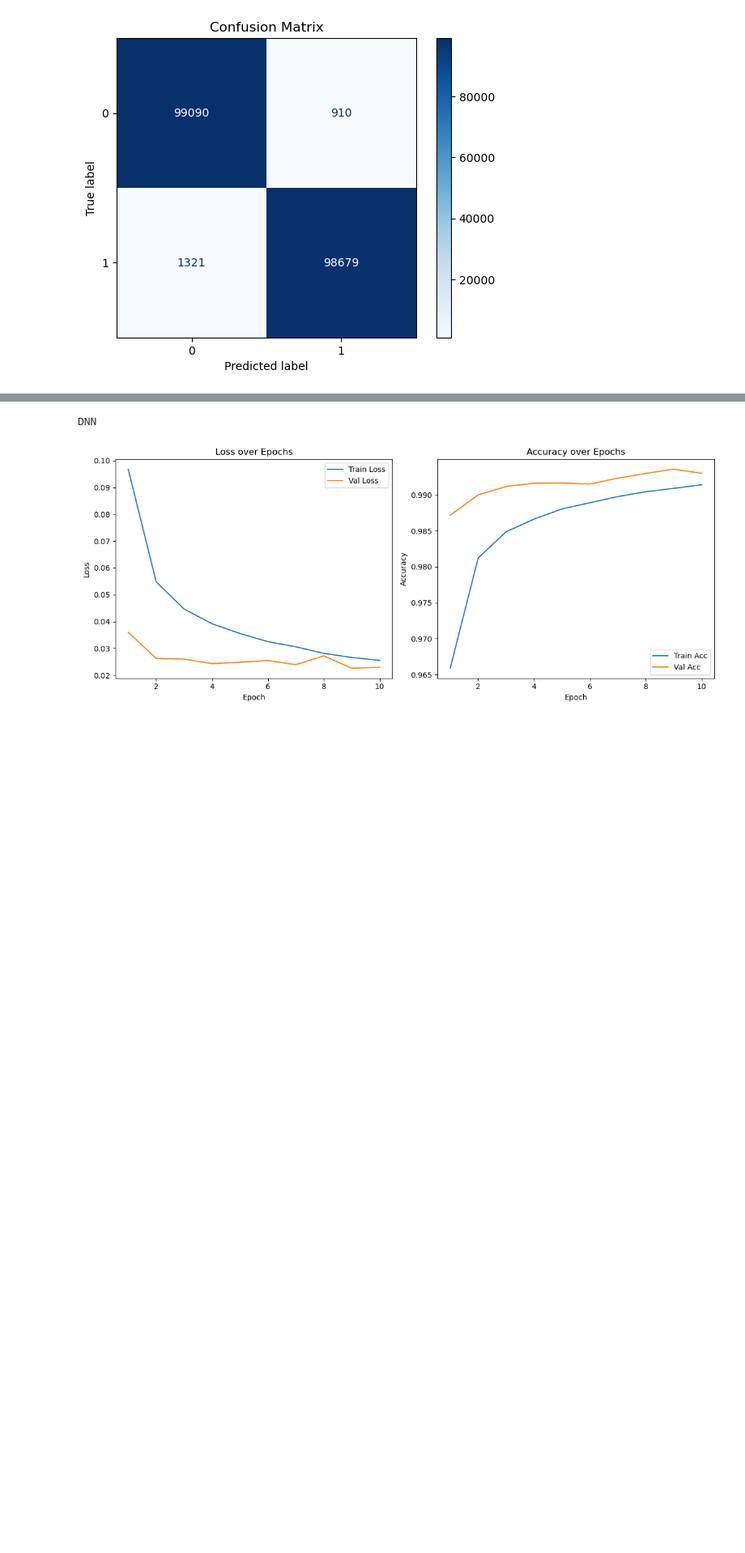
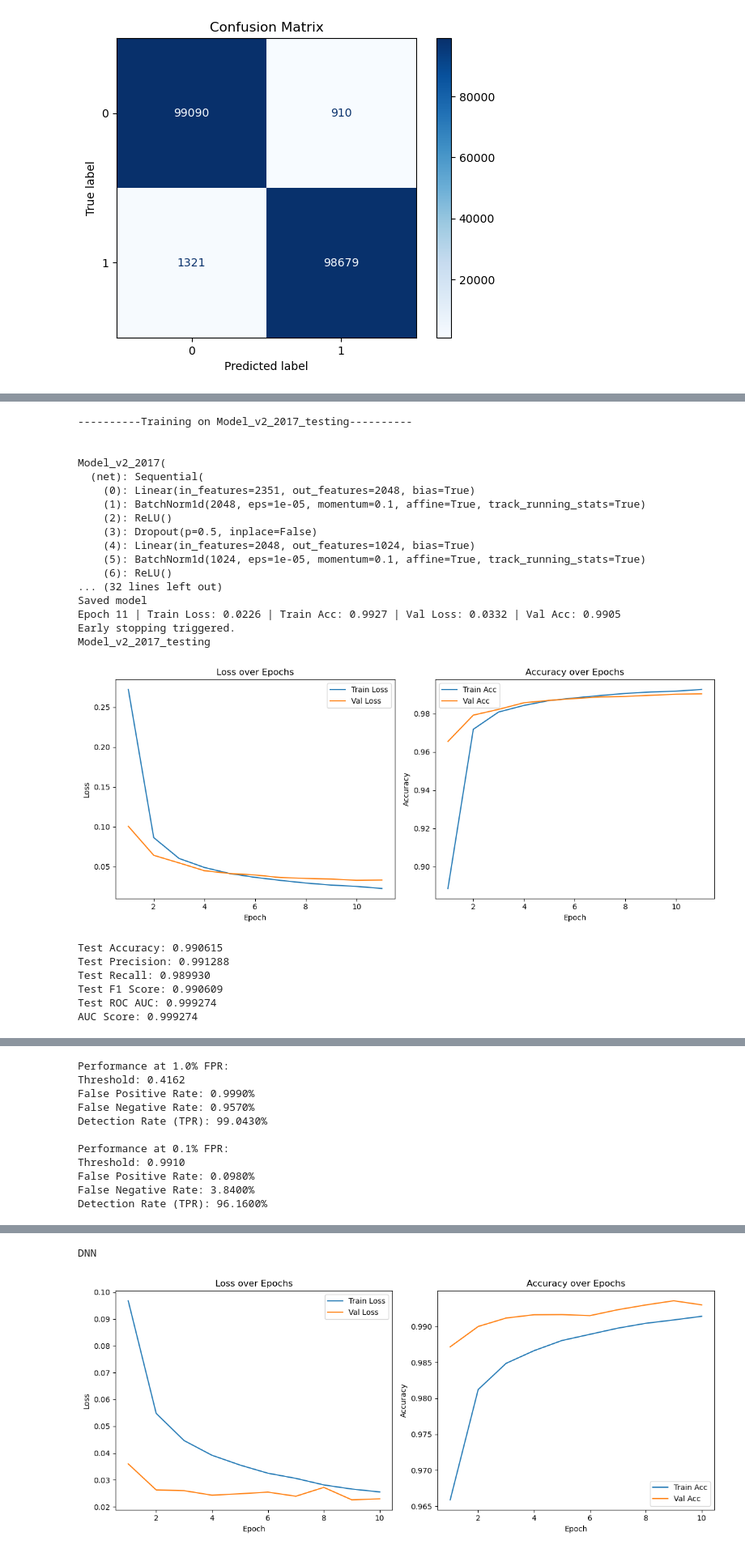
Before and after one commit to AlisaUrsu/SentinelExec_Models, a Jupyter notebook: Licenta.ipynb, the cells around one changed output, grey strips where cells are left out. Shown at 81% size. Drawn from its saved outputs; the diff is of its cells as text; code cells hidden in the pictures; blank space fills up the shorter version.

```diff
--- a/Licenta.ipynb
+++ b/Licenta.ipynb
@@ -447,0 +454,51 @@ Epoch 10 | Train Loss: 0.0255 | Train Acc: 0.9914 | Val Loss: 0.0229 | Val Acc:
+# %%
+import torch.nn as nn
+import torch.optim as optim
+import idk
+
+print("----------Training on Model_v2_2017_testing----------\n\n")
+
+
+device = torch.device("cuda" if torch.cuda.is_available() else "cpu")
+model = Model_v2_2017()
+print(model)
+results = idk.train_model(model, train_loader, val_loader, device, 20, 0.0001, "models/Model_v2_2017_testing.pth")
+
+idk.plot_training_metrics(
+    results["train_losses"],
+    results["val_losses"],
+    results["train_accuracies"],
+    results["val_accuracies"],
+    model_name="Model_v2_2017_testing"
+)
+
+test_results = idk.evaluate_model_on_test(model, test_loader, device)
+
+idk.plot_roc_curve(test_results["labels"], test_results["probs"])
+idk.plot_confusion_matrix(test_results["labels"], test_results["probs"])
+idk.evaluate_at_fpr_thresholds(test_results["labels"], test_results["probs"])
+# %% [output]
+----------Training on Model_v2_2017_testing----------
+
+
+Model_v2_2017(
+  (net): Sequential(
+    (0): Linear(in_features=2351, out_features=2048, bias=True)
+    (1): BatchNorm1d(2048, eps=1e-05, momentum=0.1, affine=True, track_running_stats=True)
+    (2): ReLU()
+    (3): Dropout(p=0.5, inplace=False)
+    (4): Linear(in_features=2048, out_features=1024, bias=True)
+    (5): BatchNorm1d(1024, eps=1e-05, momentum=0.1, affine=True, track_running_stats=True)
+    (6): ReLU()
+... (32 lines left out)
+Saved model
+Epoch 11 | Train Loss: 0.0226 | Train Acc: 0.9927 | Val Loss: 0.0332 | Val Acc: 0.9905
+Early stopping triggered.
+Model_v2_2017_testing
+[figure, added]
+Test Accuracy: 0.990615
+Test Precision: 0.991288
+Test Recall: 0.989930
+Test F1 Score: 0.990609
+Test ROC AUC: 0.999274
+AUC Score: 0.999274
@@ -447,0 +507,11 @@ Epoch 10 | Train Loss: 0.0255 | Train Acc: 0.9914 | Val Loss: 0.0229 | Val Acc:
+Performance at 1.0% FPR:
+Threshold: 0.4162
+False Positive Rate: 0.9990%
+False Negative Rate: 0.9570%
+Detection Rate (TPR): 99.0430%
+
+Performance at 0.1% FPR:
+Threshold: 0.9910
+False Positive Rate: 0.0980%
+False Negative Rate: 3.8400%
+Detection Rate (TPR): 96.1600%
```
Also changed, not shown: parts of 8 cells of this notebook, 11 other files.
